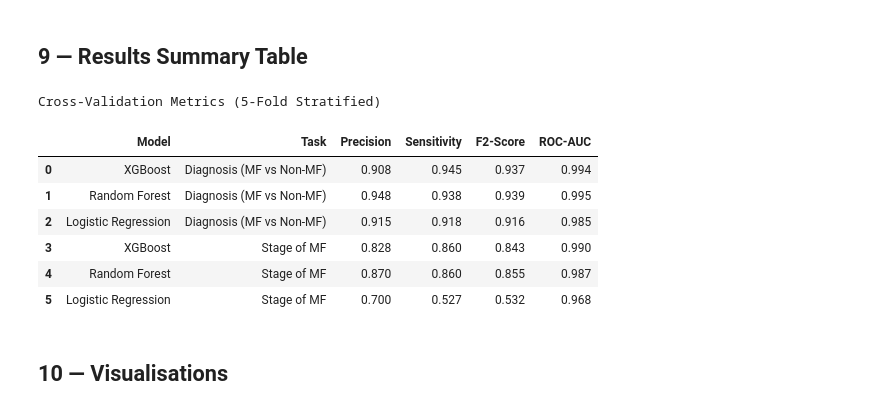
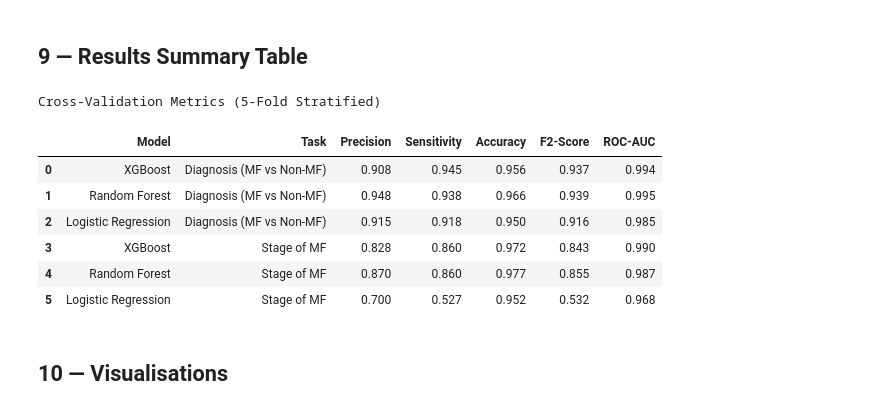
Before and after one commit to MoHazem02/Mycosis-Fungoides-Classifier, a Jupyter notebook: Clinical Notes Classifier/MF_Prediction selected features.ipynb, the cells around one changed output. Drawn from its saved outputs; the diff is of its cells as text; code cells hidden in the pictures.

Commit message:
Fix: fixed 20x acc in csv and saved the RF model of clinical notees

```diff
--- a/Clinical Notes Classifier/MF_Prediction selected features.ipynb
+++ b/Clinical Notes Classifier/MF_Prediction selected features.ipynb
@@ -416,13 +419,13 @@ def prepare_xy(data, target_col, drop_targets):
 def evaluate_binary(model, X, y, model_name, task_name, n_splits=5):
     """
     Stratified k-fold evaluation for binary classification.
-    Returns dict of mean metrics.
+    Returns dict of mean metrics (including Accuracy).
     """
     skf = StratifiedKFold(n_splits=n_splits, shuffle=True, random_state=SEED)
     le = LabelEncoder()
     y_enc = le.fit_transform(y)
 
-    prec, rec, f2, auc = [], [], [], []
+    prec, rec, f2, auc, acc = [], [], [], [], []
 
     for train_idx, test_idx in skf.split(X, y_enc):
         X_tr, X_te = X.iloc[train_idx], X.iloc[test_idx]
@@ -440,6 +443,7 @@ def evaluate_binary(model, X, y, model_name, task_name, n_splits=5):
         prec.append(precision_score(y_te, y_pred, zero_division=0))
         rec.append(recall_score(y_te, y_pred, zero_division=0))
         f2.append(fbeta_score(y_te, y_pred, beta=2, zero_division=0))
+        acc.append(accuracy_score(y_te, y_pred))
         try:
             auc.append(roc_auc_score(y_te, y_prob))
         except:
@@ -449,19 +453,20 @@ def evaluate_binary(model, X, y, model_name, task_name, n_splits=5):
         'Model': model_name, 'Task': task_name,
         'Precision': np.mean(prec),
         'Sensitivity': np.mean(rec),
+        'Accuracy': np.mean(acc),
         'F2-Score': np.mean(f2),
         'ROC-AUC': np.mean(auc),
     }
 
 
 def evaluate_multiclass(model, X, y, model_name, task_name, n_splits=5):
-    """Stratified k-fold for multiclass (macro averages)."""
+    """Stratified k-fold for multiclass (macro averages, includes Accuracy)."""
     skf = StratifiedKFold(n_splits=n_splits, shuffle=True, random_state=SEED)
     le = LabelEncoder()
     y_enc = le.fit_transform(y)
     classes = le.classes_
 
-    prec, rec, f2, auc = [], [], [], []
+    prec, rec, f2, auc, acc = [], [], [], [], []
 
     for train_idx, test_idx in skf.split(X, y_enc):
         X_tr, X_te = X.iloc[train_idx], X.iloc[test_idx]
@@ -478,6 +483,7 @@ def evaluate_multiclass(model, X, y, model_name, task_name, n_splits=5):
         prec.append(precision_score(y_te, y_pred, average='macro', zero_division=0))
         rec.append(recall_score(y_te, y_pred, average='macro', zero_division=0))
         f2.append(fbeta_score(y_te, y_pred, beta=2, average='macro', zero_division=0))
+        acc.append(accuracy_score(y_te, y_pred))
 
         if hasattr(m, 'predict_proba') and len(classes) > 1:
             y_prob = m.predict_proba(X_te)
@@ -495,6 +501,7 @@ def evaluate_multiclass(model, X, y, model_name, task_name, n_splits=5):
         'Model': model_name, 'Task': task_name,
         'Precision': np.mean(prec),
         'Sensitivity': np.mean(rec),
+        'Accuracy': np.mean(acc),
         'F2-Score': np.mean(f2),
         'ROC-AUC': np.mean(auc),
     }
@@ -529,6 +536,6 @@ results_t1 = []
 for name, model in MODELS.items():
     r = evaluate_binary(model, X1, y1, name, 'Diagnosis (MF vs Non-MF)')
     results_t1.append(r)
-    print(f"{name:20s} | Prec={r['Precision']:.3f}  Sens={r['Sensitivity']:.3f}  "
-          f"F2={r['F2-Score']:.3f}  AUC={r['ROC-AUC']:.3f}")
+    print(f"{name:20s} | Acc={r['Accuracy']:.3f}  Prec={r['Precision']:.3f}  "
+          f" Sens={r['Sensitivity']:.3f}  F2={r['F2-Score']:.3f}  AUC={r['ROC-AUC']:.3f}")
 # %% [output]
@@ -551,7 +558,7 @@ for name, model in MODELS.items():
     r = evaluate_binary(model, X2, y2, name, 'Stage of MF')
     results_t2.append(r)
     print(f"{name:20s} | Prec={r['Precision']:.3f}  Sens={r['Sensitivity']:.3f}  "
-          f"F2={r['F2-Score']:.3f}  AUC={r['ROC-AUC']:.3f}")
+          f"Acc={r['Accuracy']:.3f}  F2={r['F2-Score']:.3f}  AUC={r['ROC-AUC']:.3f}")
 # %% [output]
 Task 2 — class distribution:
 stage_mf
@@ -593,44 +600,44 @@ Logistic Regression  | Prec=0.582  Sens=0.502  F2=0.505  AUC=0.775
 all_results = pd.DataFrame(results_t1 + results_t2)
 all_results = all_results.round(3)
 
-metric_cols = ['Precision', 'Sensitivity', 'F2-Score', 'ROC-AUC']
+metric_cols = ['Precision', 'Sensitivity', 'Accuracy', 'F2-Score', 'ROC-AUC']
 
 # Highlight best per task+metric
 def highlight_max_per_task(data):
     # Create an empty DataFrame of the same shape to hold the CSS styles
     styles = pd.DataFrame('', index=data.index, columns=data.columns)
 
     # Loop through each unique Task ('Diagnosis (MF vs Non-MF)' and 'Stage of MF')
     for task in data['Task'].unique():
         task_idx = data.index[data['Task'] == task]
 
         # Loop through each metric column
         for col in metric_cols:
             # Find the max value for this specific task and column
             max_val = data.loc[task_idx, col].max()
 
             # Create a boolean mask of where the max values are
             is_max = data.loc[task_idx, col] == max_val
 
             # Apply the CSS style to those specific cells (added color: black)
             styles.loc[task_idx[is_max], col] = 'background-color: #d4edda; color: black; font-weight: bold'
 
     return styles
 
 # Apply the styling
 display(all_results.style
         .apply(highlight_max_per_task, axis=None)
         .format({m: '{:.3f}' for m in metric_cols})
         .set_caption('Cross-Validation Metrics (5-Fold Stratified)'))
 # %% [output]
 Cross-Validation Metrics (5-Fold Stratified)
-|  | Model | Task | Precision | Sensitivity | F2-Score | ROC-AUC |
-| 0 | XGBoost | Diagnosis (MF vs Non-MF) | 0.908 | 0.945 | 0.937 | 0.994 |
-| 1 | Random Forest | Diagnosis (MF vs Non-MF) | 0.948 | 0.938 | 0.939 | 0.995 |
-| 2 | Logistic Regression | Diagnosis (MF vs Non-MF) | 0.915 | 0.918 | 0.916 | 0.985 |
-| 3 | XGBoost | Stage of MF | 0.828 | 0.860 | 0.843 | 0.990 |
-| 4 | Random Forest | Stage of MF | 0.870 | 0.860 | 0.855 | 0.987 |
-| 5 | Logistic Regression | Stage of MF | 0.700 | 0.527 | 0.532 | 0.968 |
+|  | Model | Task | Precision | Sensitivity | Accuracy | F2-Score | ROC-AUC |
+| 0 | XGBoost | Diagnosis (MF vs Non-MF) | 0.908 | 0.945 | 0.956 | 0.937 | 0.994 |
+| 1 | Random Forest | Diagnosis (MF vs Non-MF) | 0.948 | 0.938 | 0.966 | 0.939 | 0.995 |
+| 2 | Logistic Regression | Diagnosis (MF vs Non-MF) | 0.915 | 0.918 | 0.950 | 0.916 | 0.985 |
+| 3 | XGBoost | Stage of MF | 0.828 | 0.860 | 0.972 | 0.843 | 0.990 |
+| 4 | Random Forest | Stage of MF | 0.870 | 0.860 | 0.977 | 0.855 | 0.987 |
+| 5 | Logistic Regression | Stage of MF | 0.700 | 0.527 | 0.952 | 0.532 | 0.968 |
 # %% [markdown]
 ## 10 — Visualisations
 # %%
```
Also changed, not shown: parts of 7 cells of this notebook, 16 other files.
